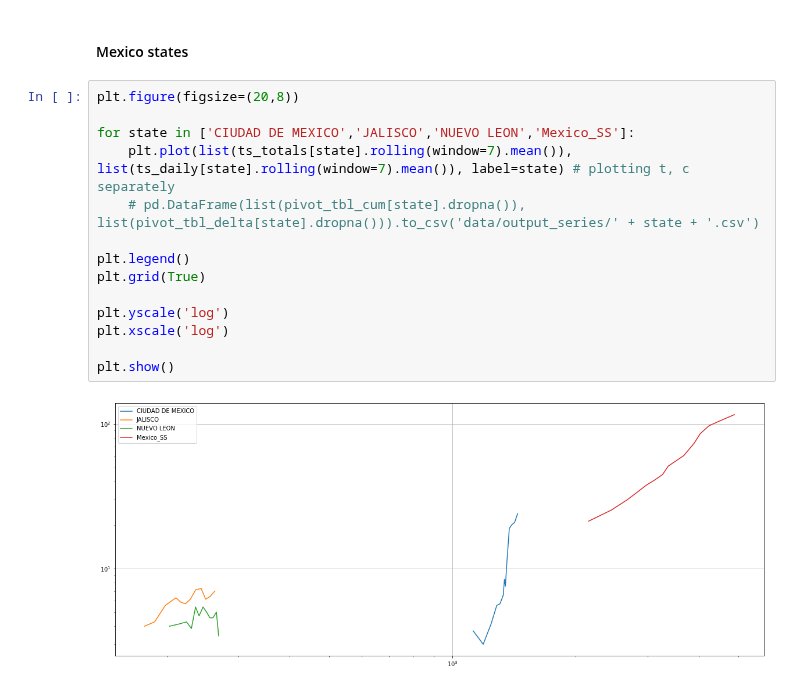
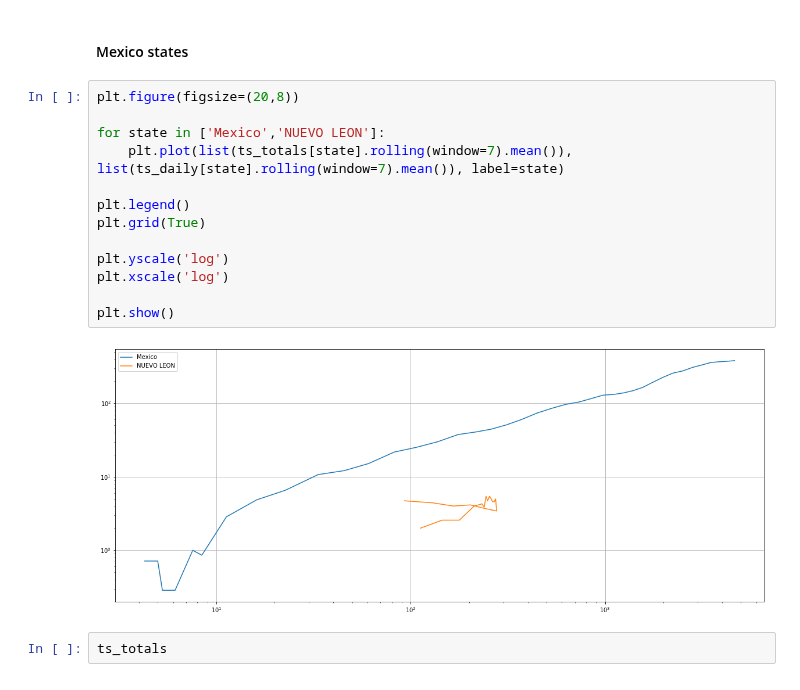
Before and after one commit to marianarf/covid19_mexico_analysis, a Jupyter notebook: 03_plot_rate_of_growth_in_log.ipynb, the cells around one changed output. Saved outputs shown, nothing was run; the diff lists cells and outputs as text.

```diff
--- a/03_plot_rate_of_growth_in_log.ipynb
+++ b/03_plot_rate_of_growth_in_log.ipynb
@@ -115,16 +99,17 @@ plt.show()
 # %%
 plt.figure(figsize=(20,8))
 
-for state in ['CIUDAD DE MEXICO','JALISCO','NUEVO LEON','Mexico_SS']:
-    plt.plot(list(ts_totals[state].rolling(window=7).mean()), list(ts_daily[state].rolling(window=7).mean()), label=state) # plotting t, c separately
-    # pd.DataFrame(list(pivot_tbl_cum[state].dropna()), list(pivot_tbl_delta[state].dropna())).to_csv('data/output_series/' + state + '.csv')
+for state in ['Mexico','NUEVO LEON']:
+    plt.plot(list(ts_totals[state].rolling(window=7).mean()), list(ts_daily[state].rolling(window=7).mean()), label=state)
 
 plt.legend()
 plt.grid(True)
 
 plt.yscale('log')
 plt.xscale('log')
 
 plt.show()
 # %% [output]
-[figure, old version]
+[figure, new version]
+# %%
+ts_totals
```
Also changed, not shown: parts of 4 cells of this notebook, 25 other files.
